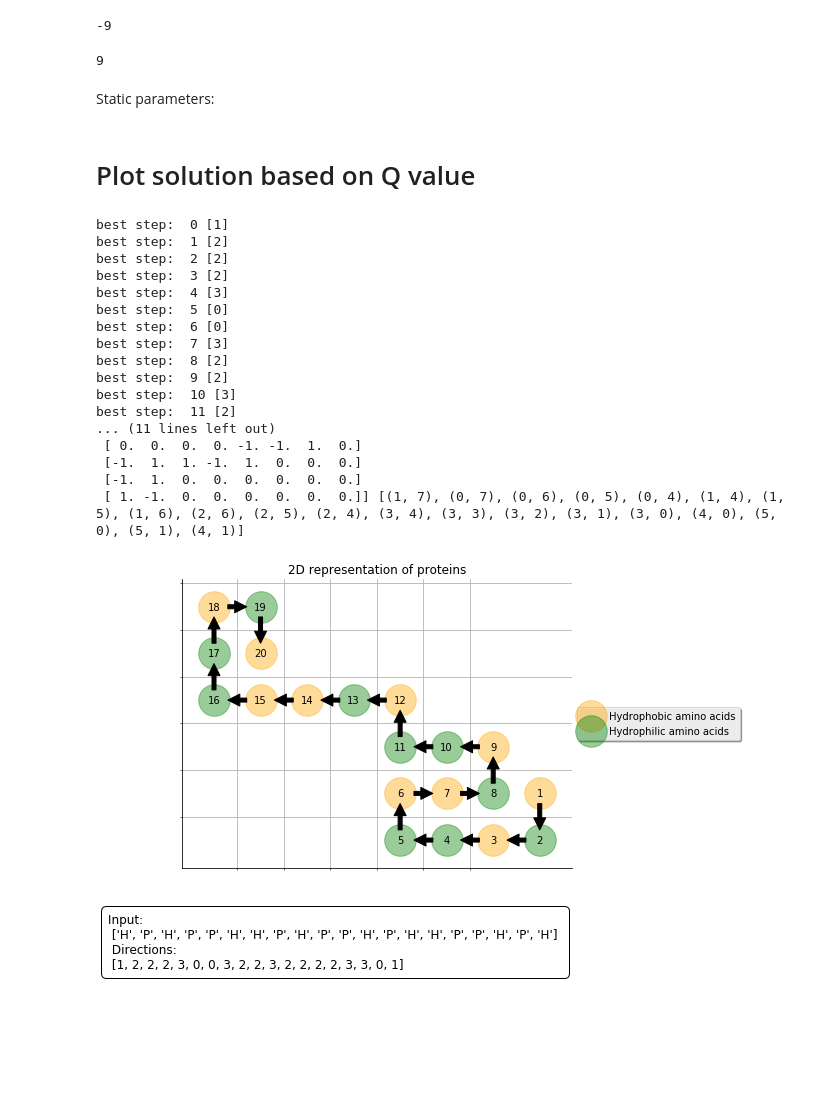
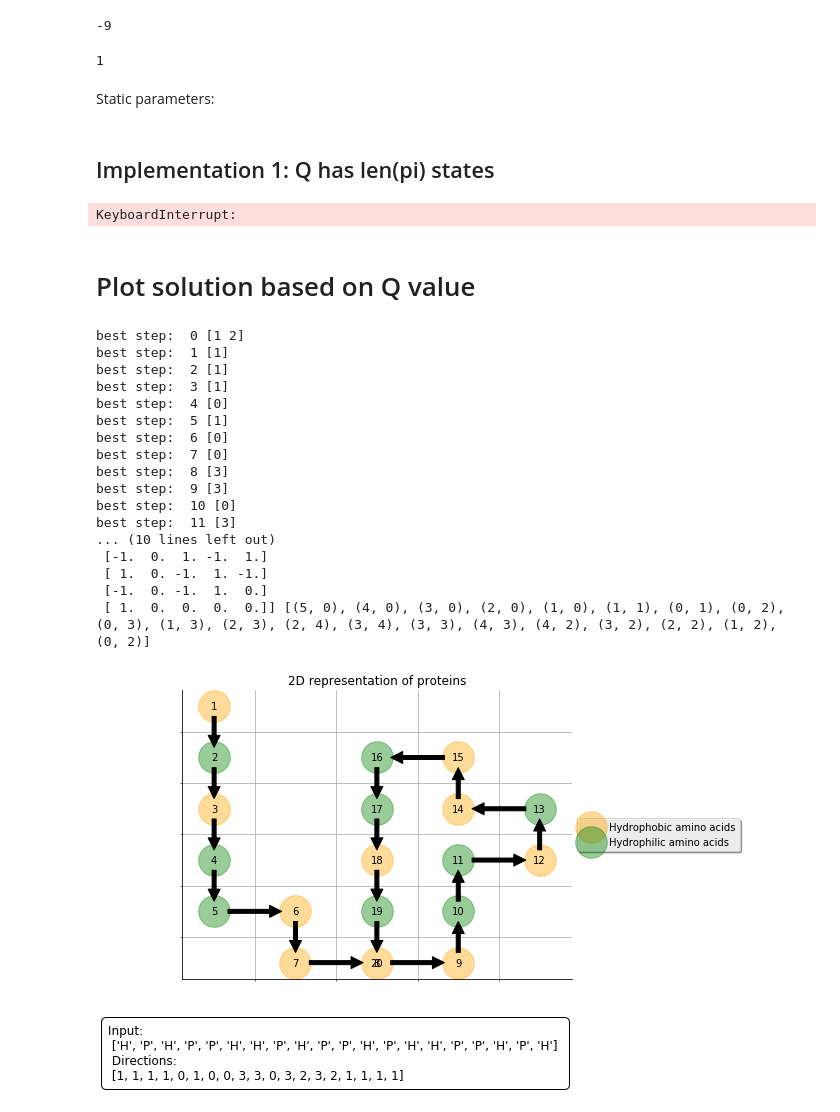
Before and after one commit to ciortanmadalina/reinforcement-learning-ai-course, a Jupyter notebook: protein-folding.ipynb, the cells around one changed output. Saved outputs shown, nothing was run; the diff lists cells and outputs as text; code cells hidden in the pictures; blank space fills up the shorter version.

```diff
--- a/protein-folding.ipynb
+++ b/protein-folding.ipynb
@@ -237,13 +237,15 @@ energyFunction(points, P)
 # %% [output]
 -9
 # %%
-def reward(P, pi):
+def reward(P, pi, log = False):
     viz, points =getVisualizationMatrixAndPoints(P, pi)
 
     if validConfiguration(points) == False:
         return 0.01
 
     if len(pi) == (len(P) -1):
+        if log:
+            print('VALID %s ' % pi)
         return -1 * energyFunction(points, P)
     return 0.1
 
@@ -255,7 +257,7 @@ def qScore(Q):
 
 reward(P, pi)
 # %% [output]
-9
+1
 # %% [markdown]
 Static parameters:
 # %%
@@ -263,13 +265,15 @@ N = len(P)-1 # number of iterations to cover the protein
 gamma = .8 # discount factor for future rewards
 lr= 0.8 # learning rare
 MOVE_SIZE = 4 # number of available moves
+# %% [markdown]
+## Implementation 1: Q has len(pi) states
 # %%
 Q = np.matrix(np.zeros([len(P),MOVE_SIZE]))
 current_state = 0
 actions = []
 scores = []
 
-for i in tqdm(range(100000)):
+for i in tqdm(range(1000)):
     actions = []
     for current_state in range(N):
         # Choose an action by as the best option from Q for current state + noise
@@ -288,46 +292,48 @@ plt.plot(scores)
 plt.title('Q learning score evolution, final reward %s ' % (reward(P, actions)))
 plt.show()
 Q
+# %% [output]
+KeyboardInterrupt:
 # %% [markdown]
 # Plot solution based on Q value
 # %%
-def verifySolution(P, Q):
+def verifySolutionQTable(P, Q):
     current_state = 0
     actions = []
 
     for i in range(N):
 
         next_step_index = np.where(Q[current_state,] == np.max(Q[current_state,]))[1]
         print('best step: ',str(i), next_step_index)
         if next_step_index.shape[0] > 1:
             next_step_index = int(np.random.choice(next_step_index, size = 1))
         else:
             next_step_index = int(next_step_index)
 
         actions.append(next_step_index)
         current_state = current_state + 1
 
     print("Most efficient path of length %s has reward %s is %s" % (len(actions), reward(P, actions), actions))
 
     plotSolution(P, actions)
 
-verifySolution(P, Q)
+verifySolutionQTable(P, Q)
 # %% [output]
-best step:  0 [1]
-best step:  1 [2]
-best step:  2 [2]
-best step:  3 [2]
-best step:  4 [3]
-best step:  5 [0]
+best step:  0 [1 2]
+best step:  1 [1]
+best step:  2 [1]
+best step:  3 [1]
+best step:  4 [0]
+best step:  5 [1]
 best step:  6 [0]
-best step:  7 [3]
-best step:  8 [2]
-best step:  9 [2]
-best step:  10 [3]
-best step:  11 [2]
-... (11 lines left out)
- [ 0.  0.  0.  0. -1. -1.  1.  0.]
- [-1.  1.  1. -1.  1.  0.  0.  0.]
- [-1.  1.  0.  0.  0.  0.  0.  0.]
- [ 1. -1.  0.  0.  0.  0.  0.  0.]] [(1, 7), (0, 7), (0, 6), (0, 5), (0, 4), (1, 4), (1, 5), (1, 6), (2, 6), (2, 5), (2, 4), (3, 4), (3, 3), (3, 2), (3, 1), (3, 0), (4, 0), (5, 0), (5, 1), (4, 1)]
+best step:  7 [0]
+best step:  8 [3]
+best step:  9 [3]
+best step:  10 [0]
+best step:  11 [3]
+... (10 lines left out)
+ [-1.  0.  1. -1.  1.]
+ [ 1.  0. -1.  1. -1.]
+ [-1.  0. -1.  1.  0.]
+ [ 1.  0.  0.  0.  0.]] [(5, 0), (4, 0), (3, 0), (2, 0), (1, 0), (1, 1), (0, 1), (0, 2), (0, 3), (1, 3), (2, 3), (2, 4), (3, 4), (3, 3), (4, 3), (4, 2), (3, 2), (2, 2), (1, 2), (0, 2)]
-[figure, old version]
+[figure, new version]
```
Also changed, not shown: parts of 8 cells of this notebook.
